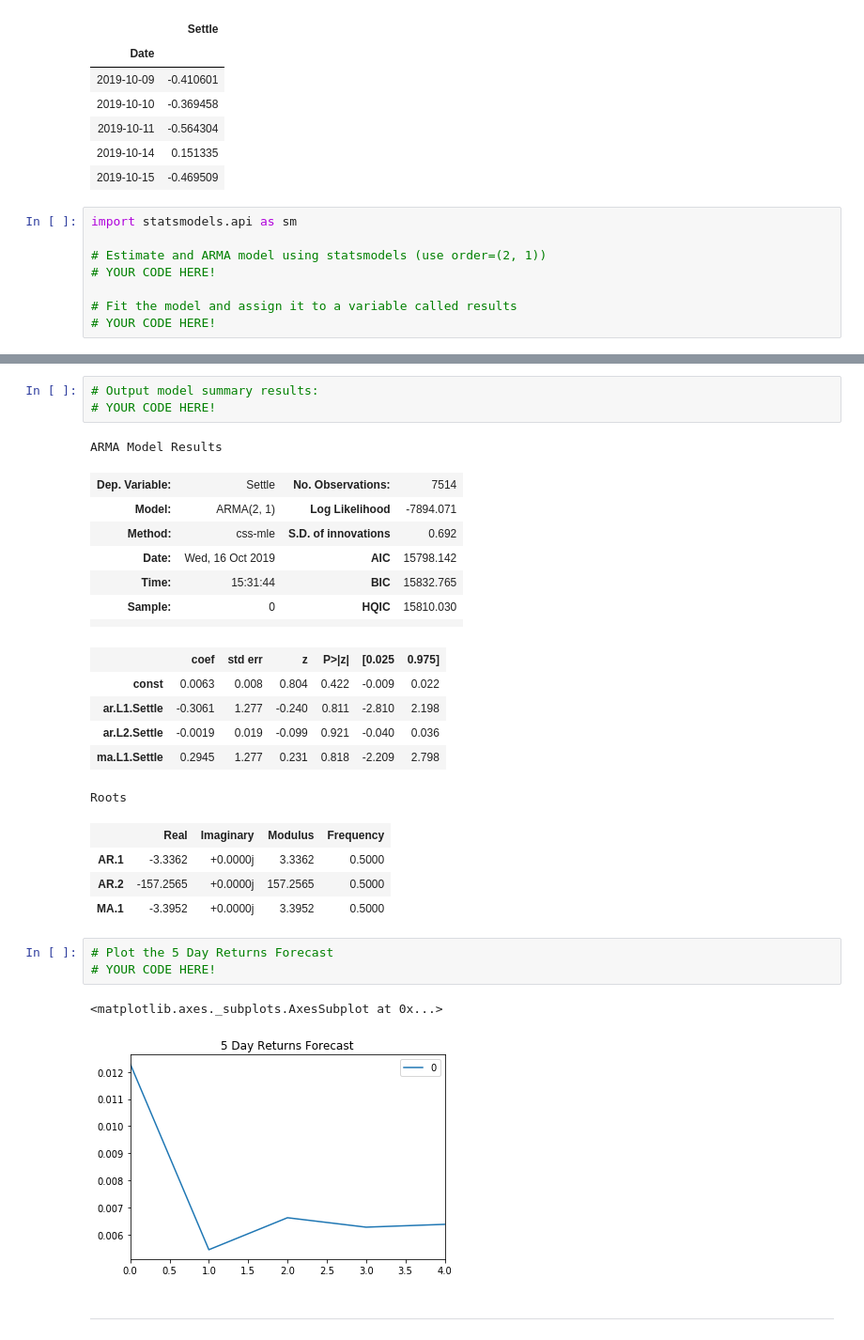
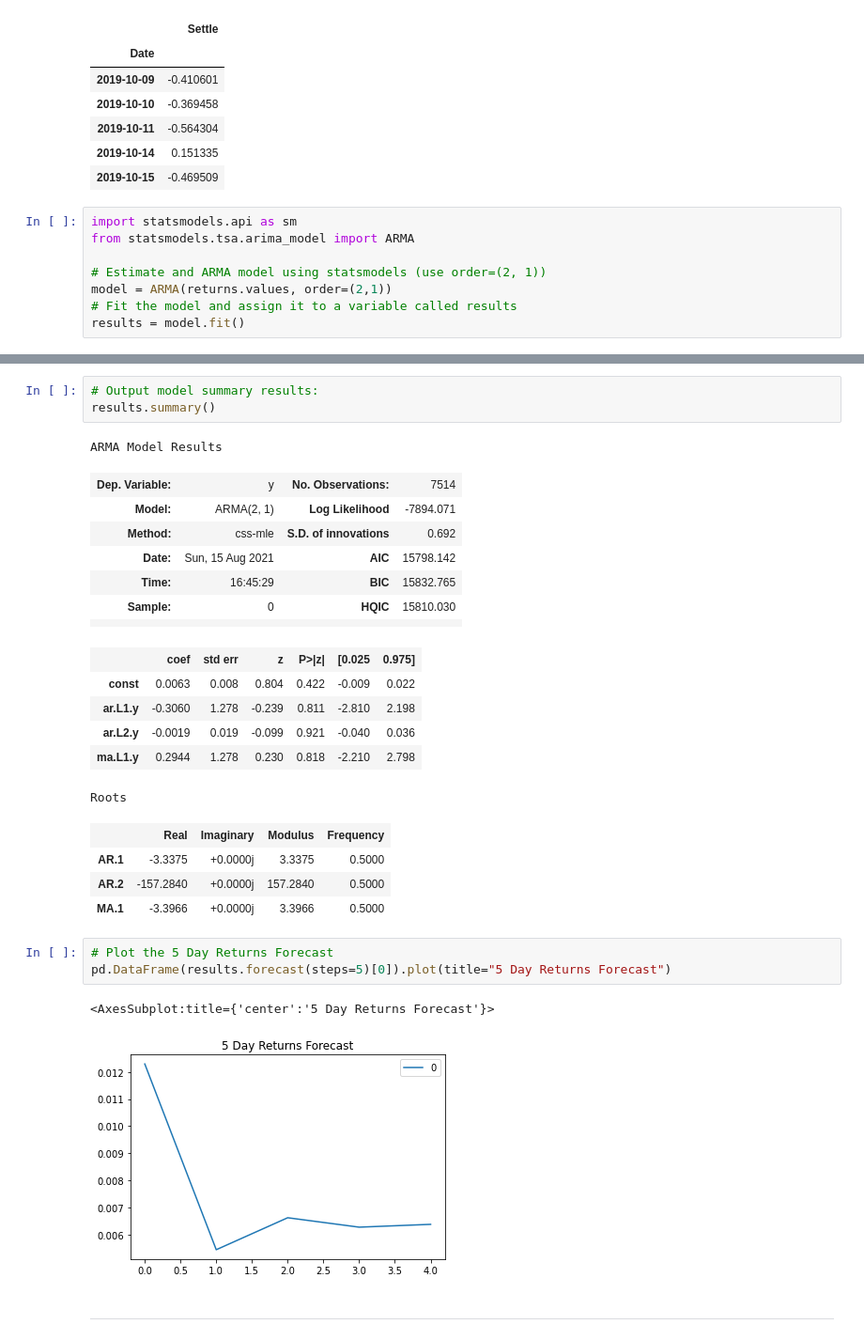
Before and after one commit to valadrien/Week10_valadrien-week10_TimeSeries_HW, a Jupyter notebook: Starter_Code/time_series_analysis.ipynb, the cells around one changed output, grey strips where cells are left out. Shown at 94% size. Saved outputs shown, nothing was run; the diff lists cells and outputs as text.

```diff
--- a/Starter_Code/time_series_analysis.ipynb
+++ b/Starter_Code/time_series_analysis.ipynb
@@ -104,9 +111,9 @@ returns.tail()
 | 2019-10-15 | -0.469509 |
 # %%
 import statsmodels.api as sm
+from statsmodels.tsa.arima_model import ARMA
 
 # Estimate and ARMA model using statsmodels (use order=(2, 1))
-# YOUR CODE HERE!
-
+model = ARMA(returns.values, order=(2,1))
 # Fit the model and assign it to a variable called results
-# YOUR CODE HERE!
+results = model.fit()
@@ -113,31 +139,31 @@ import statsmodels.api as sm
 # %%
 # Output model summary results:
-# YOUR CODE HERE!
+results.summary()
 # %% [output]
 ARMA Model Results
-| Dep. Variable: | Settle | No. Observations: | 7514 |
+| Dep. Variable: | y | No. Observations: | 7514 |
 | Model: | ARMA(2, 1) | Log Likelihood | -7894.071 |
 | Method: | css-mle | S.D. of innovations | 0.692 |
-| Date: | Wed, 16 Oct 2019 | AIC | 15798.142 |
-| Time: | 15:31:44 | BIC | 15832.765 |
+| Date: | Sun, 15 Aug 2021 | AIC | 15798.142 |
+| Time: | 16:45:29 | BIC | 15832.765 |
 | Sample: | 0 | HQIC | 15810.030 |
 |  |  |  |  |
 |  | coef | std err | z | P>|z| | [0.025 | 0.975] |
 | const | 0.0063 | 0.008 | 0.804 | 0.422 | -0.009 | 0.022 |
-| ar.L1.Settle | -0.3061 | 1.277 | -0.240 | 0.811 | -2.810 | 2.198 |
-| ar.L2.Settle | -0.0019 | 0.019 | -0.099 | 0.921 | -0.040 | 0.036 |
-| ma.L1.Settle | 0.2945 | 1.277 | 0.231 | 0.818 | -2.209 | 2.798 |
+| ar.L1.y | -0.3060 | 1.278 | -0.239 | 0.811 | -2.810 | 2.198 |
+| ar.L2.y | -0.0019 | 0.019 | -0.099 | 0.921 | -0.040 | 0.036 |
+| ma.L1.y | 0.2944 | 1.278 | 0.230 | 0.818 | -2.210 | 2.798 |
 Roots
 |  | Real | Imaginary | Modulus | Frequency |
-| AR.1 | -3.3362 | +0.0000j | 3.3362 | 0.5000 |
-| AR.2 | -157.2565 | +0.0000j | 157.2565 | 0.5000 |
-| MA.1 | -3.3952 | +0.0000j | 3.3952 | 0.5000 |
+| AR.1 | -3.3375 | +0.0000j | 3.3375 | 0.5000 |
+| AR.2 | -157.2840 | +0.0000j | 157.2840 | 0.5000 |
+| MA.1 | -3.3966 | +0.0000j | 3.3966 | 0.5000 |
 # %%
 # Plot the 5 Day Returns Forecast
-# YOUR CODE HERE!
+pd.DataFrame(results.forecast(steps=5)[0]).plot(title="5 Day Returns Forecast")
 # %% [output]
-<matplotlib.axes._subplots.AxesSubplot at 0x...>
+<AxesSubplot:title={'center':'5 Day Returns Forecast'}>
-[figure, old version]
+[figure, new version]
 # %% [markdown]
 ---
 # %% [markdown]
```
Also changed, not shown: parts of 21 cells of this notebook, 1 other file.
